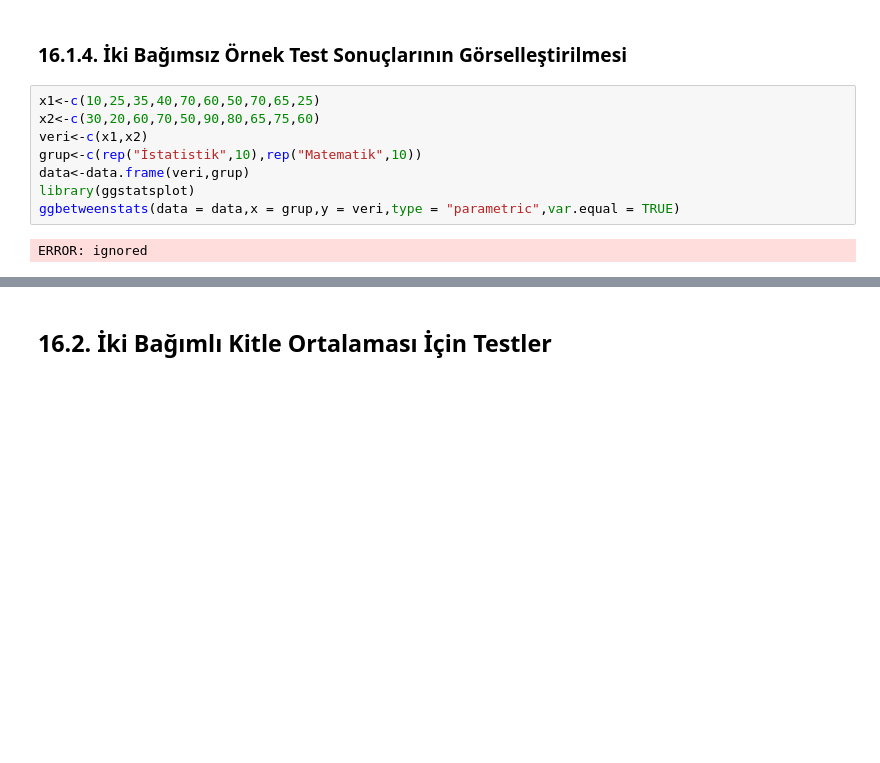
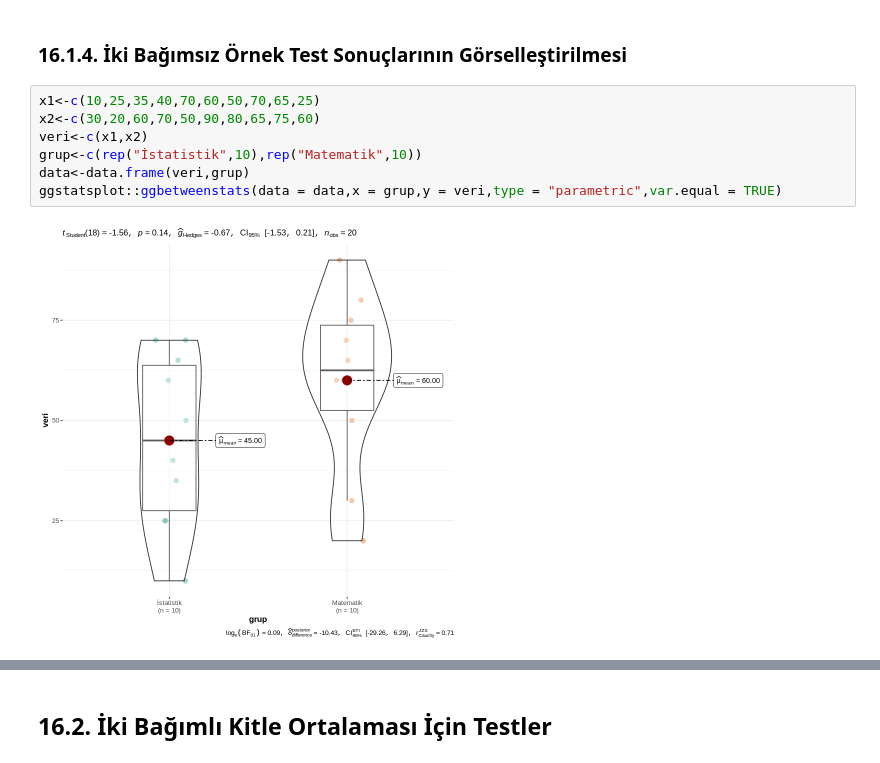
Before and after one commit to hsnbulut/R_Ile_Istatistiksel_Analiz_ve_Programlama, a Jupyter notebook: Chapter 16/Chapter_16.ipynb, the cells around one changed output, grey strips where cells are left out. Saved outputs shown, nothing was run; the diff lists cells and outputs as text; blank space fills up the shorter version.

```diff
--- a/Chapter 16/Chapter_16.ipynb
+++ b/Chapter 16/Chapter_16.ipynb
@@ -92,13 +92,12 @@ Bölüm 16.1.4'ü incelemek için kitaba geri dönebilirsin.
 # %%
 x1<-c(10,25,35,40,70,60,50,70,65,25)
 x2<-c(30,20,60,70,50,90,80,65,75,60)
 veri<-c(x1,x2)
 grup<-c(rep("İstatistik",10),rep("Matematik",10))
 data<-data.frame(veri,grup)
-library(ggstatsplot)
-ggbetweenstats(data = data,x = grup,y = veri,type = "parametric",var.equal = TRUE)
+ggstatsplot::ggbetweenstats(data = data,x = grup,y = veri,type = "parametric",var.equal = TRUE)
 # %% [output]
-ERROR: ignored
+[figure, added]
 # %% [markdown]
 #### Kitaba geri dön!
 <img src="https://raw.githubusercontent.com/tensorchiefs/dl_book/master/imgs/Page_turn_icon_A.png" width="120" align="left" />
```
